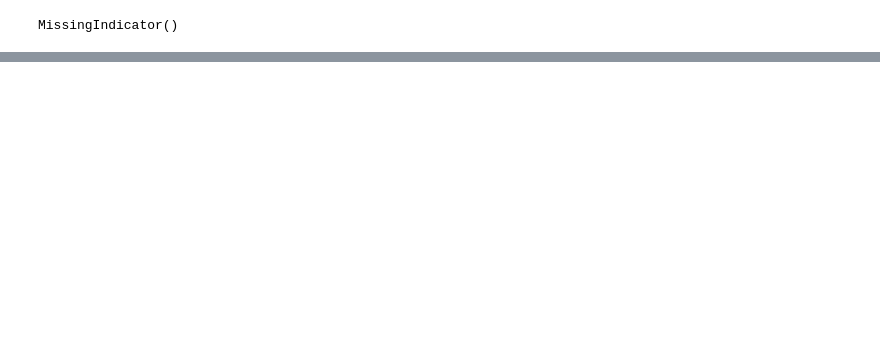
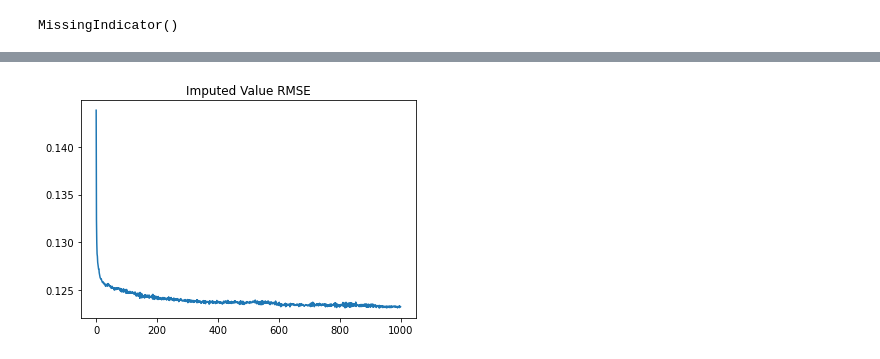
Before and after one commit to awright101/thesis_work_gaialens, a Jupyter notebook: Wine_Dataset_Work.ipynb, the cells around one changed output, grey strips where cells are left out. Cells and saved outputs as stored; diff of their text form; code cells hidden in the pictures; blank space fills up the shorter version.

```diff
--- a/Wine_Dataset_Work.ipynb
+++ b/Wine_Dataset_Work.ipynb
@@ -349,0 +323,6 @@ mean_absolute_error(scaler.inverse_transform(df_test.to_numpy()),scaler.inverse_
+# %%
+plt.plot(rmse)
+plt.title('Imputed Value RMSE')
+plt.show()
+# %% [output]
+[figure, added]
```
Also changed, not shown: parts of 44 cells of this notebook, 2 other files.
